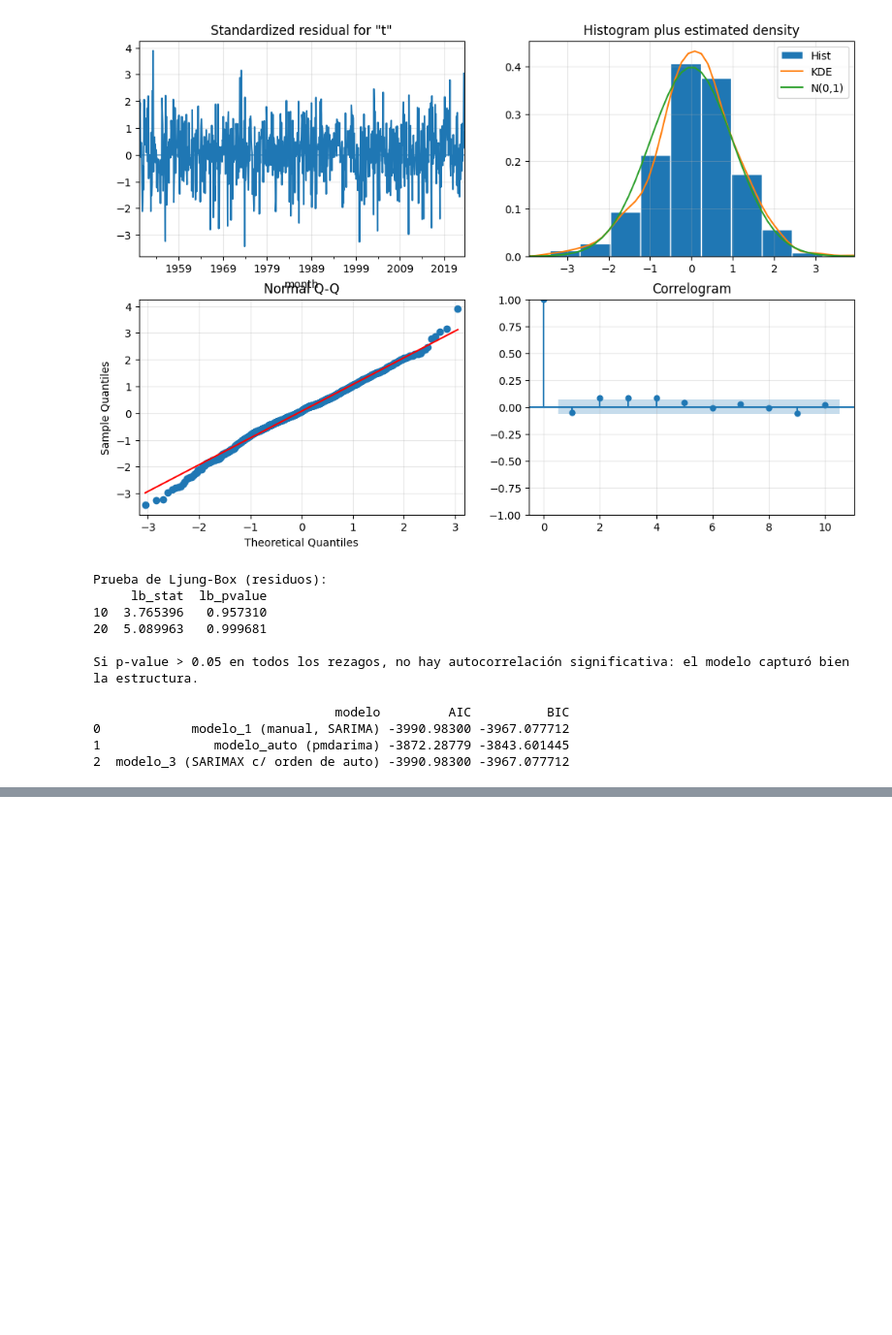
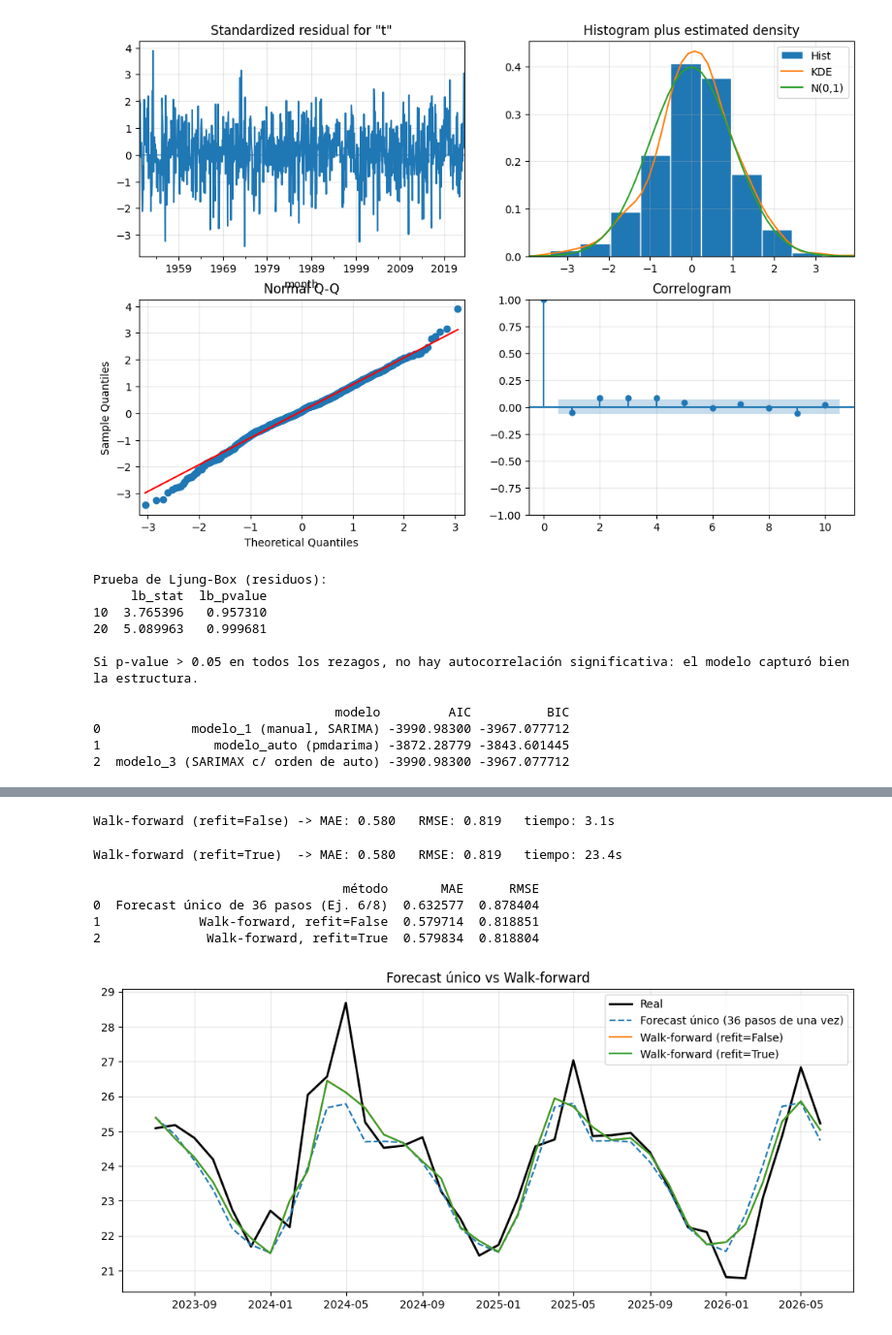
Before and after one commit to nadissa1508/Data_Science_labs, a Jupyter notebook: Ejercicio series de tiempo/series_de_tiempo.ipynb, the cells around one changed output, grey strips where cells are left out. Shown at 97% size. Drawn from its saved outputs; the diff is of its cells as text; code cells hidden in the pictures; blank space fills up the shorter version.

```diff
--- a/Ejercicio series de tiempo/series_de_tiempo.ipynb
+++ b/Ejercicio series de tiempo/series_de_tiempo.ipynb
@@ -279,0 +400,77 @@ print(comparacion)
+# %%
+from statsmodels.tsa.statespace.sarimax import SARIMAX
+import time
+
+serie_log_completa = np.log(serie)
+orden = mejor_modelo.model.order
+orden_estacional = mejor_modelo.model.seasonal_order
+
+# --- Walk-forward con refit=False (rápido: actualiza el estado, no re-estima coeficientes) ---
+historial_log = train_log.copy()
+modelo_wf = SARIMAX(historial_log, order=orden, seasonal_order=orden_estacional).fit(disp=False)
+
+preds_wf = []
+t0 = time.time()
+for fecha_real, valor_real_log in zip(test.index, np.log(test)):
+    # Predecir el siguiente paso usando SOLO lo visto hasta ahora
+    pred_1paso_log = modelo_wf.forecast(steps=1).iloc[0]
+    preds_wf.append(np.exp(pred_1paso_log))
+
+    # Incorporar el valor REAL de este mes al historial (esto ya pasó, lo conocemos)
+    modelo_wf = modelo_wf.append([valor_real_log], refit=False)
+
+tiempo_refit_false = time.time() - t0
+preds_wf = pd.Series(preds_wf, index=test.index)
+
+mae_wf = mean_absolute_error(test, preds_wf)
+rmse_wf = np.sqrt(mean_squared_error(test, preds_wf))
+print(f"Walk-forward (refit=False) -> MAE: {mae_wf:.3f}   RMSE: {rmse_wf:.3f}   tiempo: {tiempo_refit_false:.1f}s")
+# %% [output]
+Walk-forward (refit=False) -> MAE: 0.580   RMSE: 0.819   tiempo: 3.1s
+# %%
+# --- Walk-forward con refit=True (más lento: re-estima los coeficientes cada mes) ---
+# Lo hacemos también para comparar qué tanto cambia el resultado frente a refit=False.
+historial_log = train_log.copy()
+modelo_wf_refit = SARIMAX(historial_log, order=orden, seasonal_order=orden_estacional).fit(disp=False)
+
+preds_wf_refit = []
+t0 = time.time()
+for fecha_real, valor_real_log in zip(test.index, np.log(test)):
+    pred_1paso_log = modelo_wf_refit.forecast(steps=1).iloc[0]
+    preds_wf_refit.append(np.exp(pred_1paso_log))
+    modelo_wf_refit = modelo_wf_refit.append([valor_real_log], refit=True)
+
+tiempo_refit_true = time.time() - t0
+preds_wf_refit = pd.Series(preds_wf_refit, index=test.index)
+
+mae_wf_refit = mean_absolute_error(test, preds_wf_refit)
+rmse_wf_refit = np.sqrt(mean_squared_error(test, preds_wf_refit))
+print(f"Walk-forward (refit=True)  -> MAE: {mae_wf_refit:.3f}   RMSE: {rmse_wf_refit:.3f}   tiempo: {tiempo_refit_true:.1f}s")
+# %% [output]
+Walk-forward (refit=True)  -> MAE: 0.580   RMSE: 0.819   tiempo: 23.4s
+# %%
+# --- Comparación final: forecast de 36 pasos de una vez (Ej. 6/8) vs walk-forward ---
+comparacion_wf = pd.DataFrame({
+    'método': [
+        'Forecast único de 36 pasos (Ej. 6/8)',
+        'Walk-forward, refit=False',
+        'Walk-forward, refit=True'
+    ],
+    'MAE': [mae_arima, mae_wf, mae_wf_refit],
+    'RMSE': [rmse_arima, rmse_wf, rmse_wf_refit],
+})
+print(comparacion_wf)
+
+plt.plot(test.index, test, label='Real', color='black', linewidth=2)
+plt.plot(test.index, pred_arima, label='Forecast único (36 pasos de una vez)', linestyle='--')
+plt.plot(test.index, preds_wf, label='Walk-forward (refit=False)')
+plt.plot(test.index, preds_wf_refit, label='Walk-forward (refit=True)')
+plt.legend()
+plt.title("Forecast único vs Walk-forward")
+plt.show()
+# %% [output]
+                                 método       MAE      RMSE
+0  Forecast único de 36 pasos (Ej. 6/8)  0.632577  0.878404
+1             Walk-forward, refit=False  0.579714  0.818851
+2              Walk-forward, refit=True  0.579834  0.818804
+[figure, added]
```
Also changed, not shown: parts of 11 cells of this notebook.
